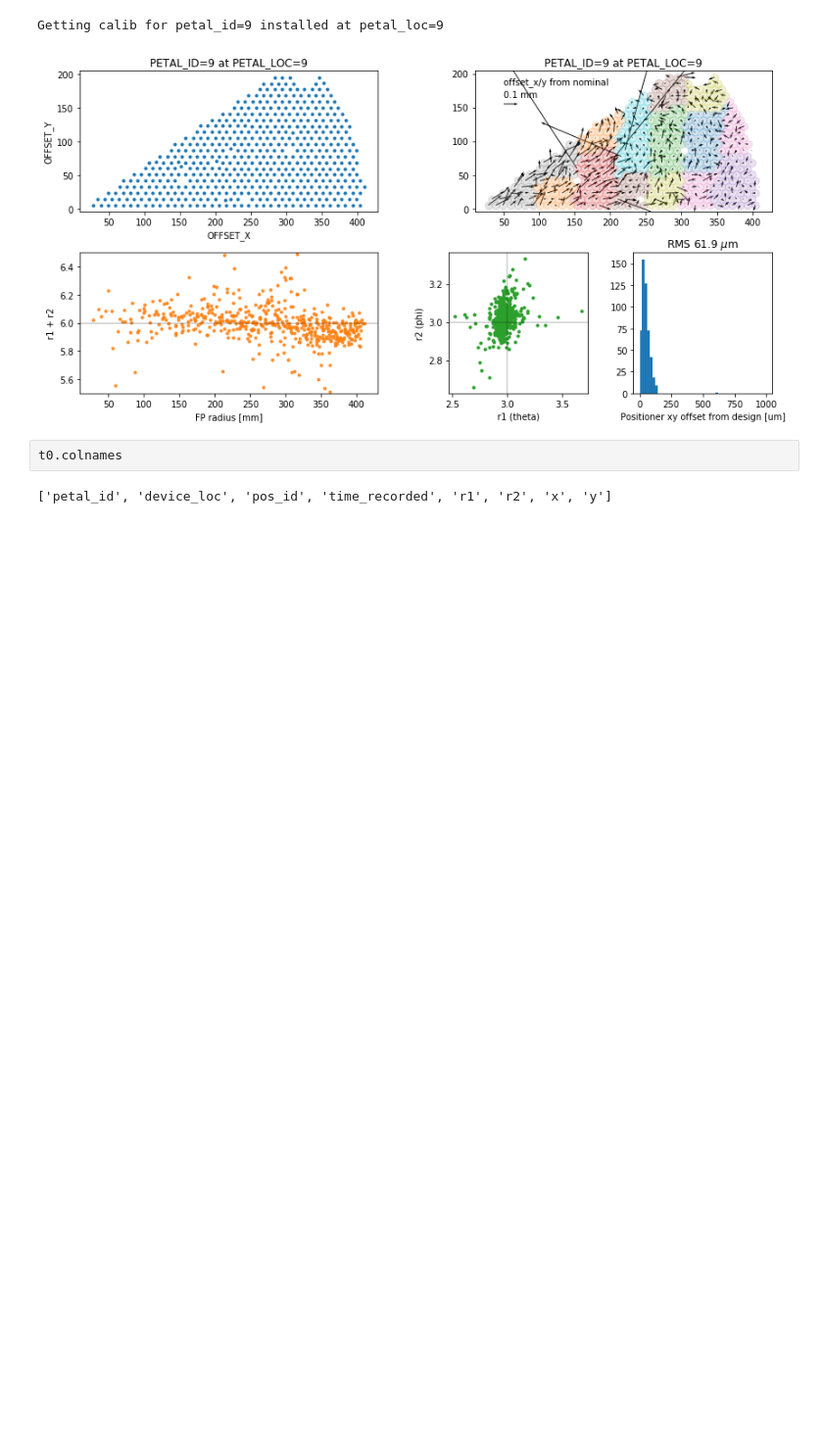
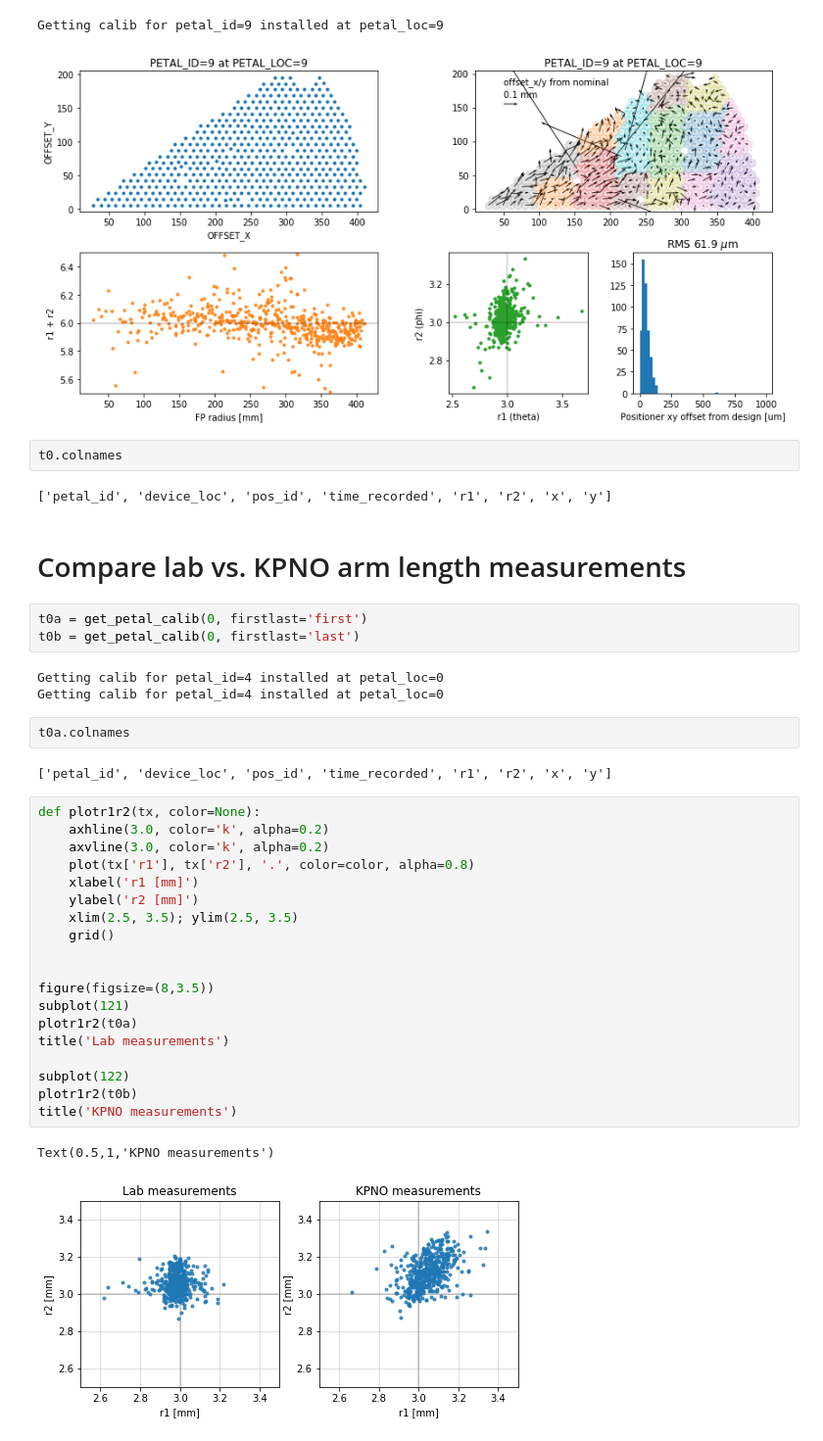
Before and after one commit to desihub/fpqa, a Jupyter notebook: nb/petal-calib-qa.ipynb, the cells around one changed output. Shown at 98% size. Drawn from its saved outputs; the diff is of its cells as text; blank space fills up the shorter version.

```diff
--- a/nb/petal-calib-qa.ipynb
+++ b/nb/petal-calib-qa.ipynb
@@ -223,3 +230,37 @@ Getting calib for petal_id=9 installed at petal_loc=9
 t0.colnames
 # %% [output]
 ['petal_id', 'device_loc', 'pos_id', 'time_recorded', 'r1', 'r2', 'x', 'y']
+# %% [markdown]
+# Compare lab vs. KPNO arm length measurements
+# %%
+t0a = get_petal_calib(0, firstlast='first')
+t0b = get_petal_calib(0, firstlast='last')
+# %% [output]
+Getting calib for petal_id=4 installed at petal_loc=0
+Getting calib for petal_id=4 installed at petal_loc=0
+# %%
+t0a.colnames
+# %% [output]
+['petal_id', 'device_loc', 'pos_id', 'time_recorded', 'r1', 'r2', 'x', 'y']
+# %%
+def plotr1r2(tx, color=None):
+    axhline(3.0, color='k', alpha=0.2)
+    axvline(3.0, color='k', alpha=0.2)
+    plot(tx['r1'], tx['r2'], '.', color=color, alpha=0.8)
+    xlabel('r1 [mm]')
+    ylabel('r2 [mm]')
+    xlim(2.5, 3.5); ylim(2.5, 3.5)
+    grid()
+
+
+figure(figsize=(8,3.5))
+subplot(121)
+plotr1r2(t0a)
+title('Lab measurements')
+
+subplot(122)
+plotr1r2(t0b)
+title('KPNO measurements')
+# %% [output]
+Text(0.5,1,'KPNO measurements')
+[figure, added]
```
Also changed, not shown: parts of 11 cells of this notebook.
